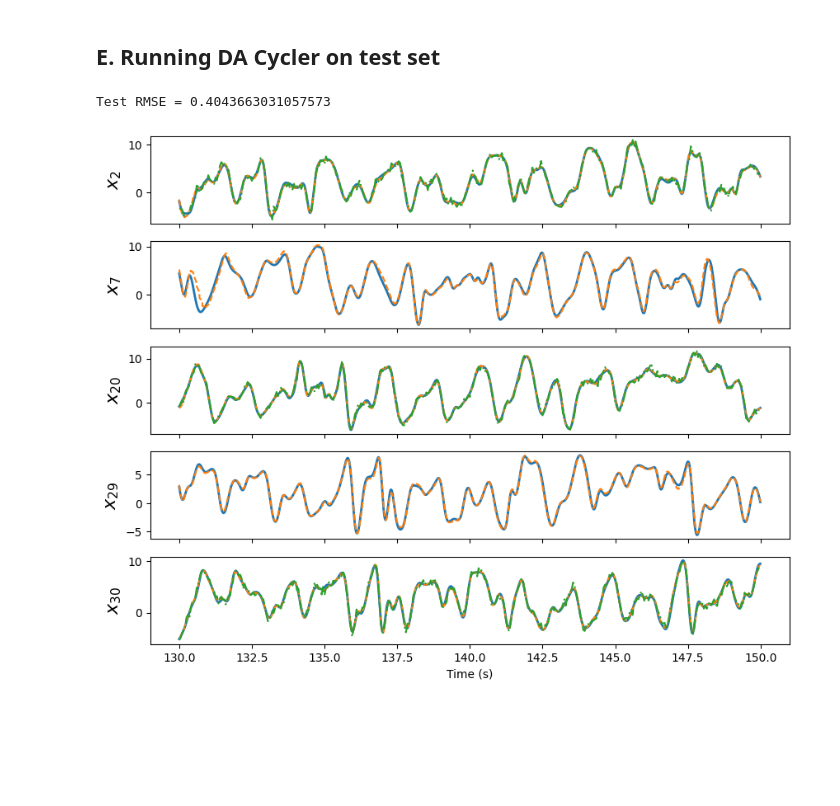
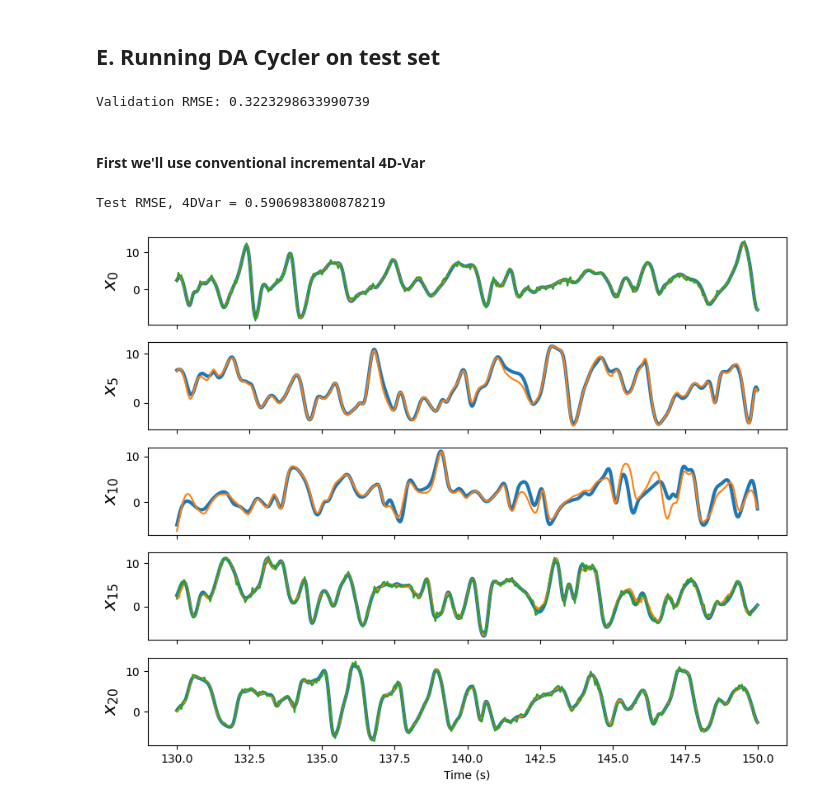
Before and after one commit to StevePny/DataAssimBench-Examples, a Jupyter notebook: examples/da_cycler/4-Var4DBackprop-Lorenz96.ipynb, the cells around one changed output. Cells and saved outputs as stored; diff of their text form; code cells hidden in the pictures; blank space fills up the shorter version.

```diff
--- a/examples/da_cycler/4-Var4DBackprop-Lorenz96.ipynb
+++ b/examples/da_cycler/4-Var4DBackprop-Lorenz96.ipynb
@@ -145,7 +185,9 @@ def run_4dvar_backprop(lr_config):
 # %% [markdown]
 ## E. Running DA Cycler on test set
 # %%
-# results_df = results.get_dataframe()
-# best_result = results_df.loc[results_df['rmse'].idxmin()]
-# print('Validation RMSE: {}'.format(best_result['rmse']))
+results_df = results.get_dataframe()
+best_result = results_df.loc[results_df['rmse'].idxmin()]
+print('Validation RMSE: {}'.format(best_result['rmse']))
+# %% [output]
+Validation RMSE: 0.3223298633990739
 # %%
@@ -207,23 +218,46 @@ rmse = np.sqrt(np.mean(np.square(nr_test.values - out_statevec.values)))
-# %%
-print('Test RMSE = {}'.format(rmse))
-# %% [output]
-Test RMSE = 0.4043663031057573
-# %%
-# Plot them all
-example_indices = np.sort(np_rng.choice(np.arange(system_dim),5, replace=False))
-fig, axes = plt.subplots(5, 1, sharex = True, figsize = (10, 8))
-for i, ax in enumerate(axes):
-    j = example_indices[i]
-    ax.plot(nr_test.times, nr_test.values[:, j], label='Nature Run', lw=2)
-    ax.plot(nr_test.times[:out_statevec.time_dim], out_statevec.values[:, j],
-        label='DA', ls='--', lw=1.5)
-    if j in obs_vec_l96.location_indices[0]:
-        ax.plot(obs_vec_l96_test.times, obs_vec_l96_test.values[:, obs_vec_l96.location_indices[0]==j],
-                label='Observations', lw=1.5, ls='-.')
-    ax.set_ylabel(r'$x_{{{:d}}}$'.format(j), fontsize = 16)
-    if j ==0:
-        ax.legend()
-ax.set_xlabel('Time (s)')
-plt.show()
-# %% [output]
-[figure, removed]
+# %% [markdown]
+#### First we'll use conventional incremental 4D-Var
+# %%
+# Prep DA object
+dc4d = dab.dacycler.Var4D(
+    system_dim=system_dim,
+    delta_t=nr_test.delta_t,
+    B=B,
+    R=R,
+    model_obj=fc_model,
+    )
+
+
+# Execute
+out_xr_4d = dc4d.cycle(
+    input_state = x0,
+    start_time = nr_test.time[cur_tstep].data,
+    obs_vector = obs_vec_l96_test,
+    analysis_window=analysis_window,
+    n_cycles=200,
+    return_forecast=True,
+    obs_error_sd=sigma_obs
+)
+# %%
+out_xr_4d = out_xr_4d.stack({'time':['cycle','cycle_timestep']}, create_index=False)
+out_xr_4d = out_xr_4d.assign_coords(time=nr_test.time[cur_tstep:cur_tstep+out_xr_4d.sizes['time']])
+rmse = np.sqrt(np.mean(np.square(nr_test['x'] - out_xr_4d['x'])))
+print('Test RMSE, 4DVar = {}'.format(rmse.values))
+# %% [output]
+Test RMSE, 4DVar = 0.5906983800878219
+# %%
+# example_indices = np.sort(np_rng.choice(np.arange(system_dim),5, replace=False))
+example_indices = [0, 5, 10, 15, 20, 25]
+fig, axes = plt.subplots(5, 1, sharex = True, figsize = (10, 8))
+for i, ax in enumerate(axes):
+    j = example_indices[i]
+    ax.plot(nr_test.time, nr_test['x'].sel(index=j), lw = 3, label = 'True')
+    ax.plot(out_xr_4d.time, out_xr_4d['x'].sel(index=j))
+    if j in obs_vec_l96_test['index']:
+        indexing = np.where(j==obs_vec_l96_test.sel(variable='x')['system_index'])
+        ax.plot(obs_vec_l96_test.time.data[indexing[0]], obs_vec_l96_test['x'].data[indexing])
+    ax.set_ylabel(r'$x_{' +str(j) + '}$', fontsize = 16)
+ax.set_xlabel('Time (s)')
+plt.show()
+# %% [output]
+[figure, added]
```
Also changed, not shown: parts of 14 cells of this notebook, 2 other files.
